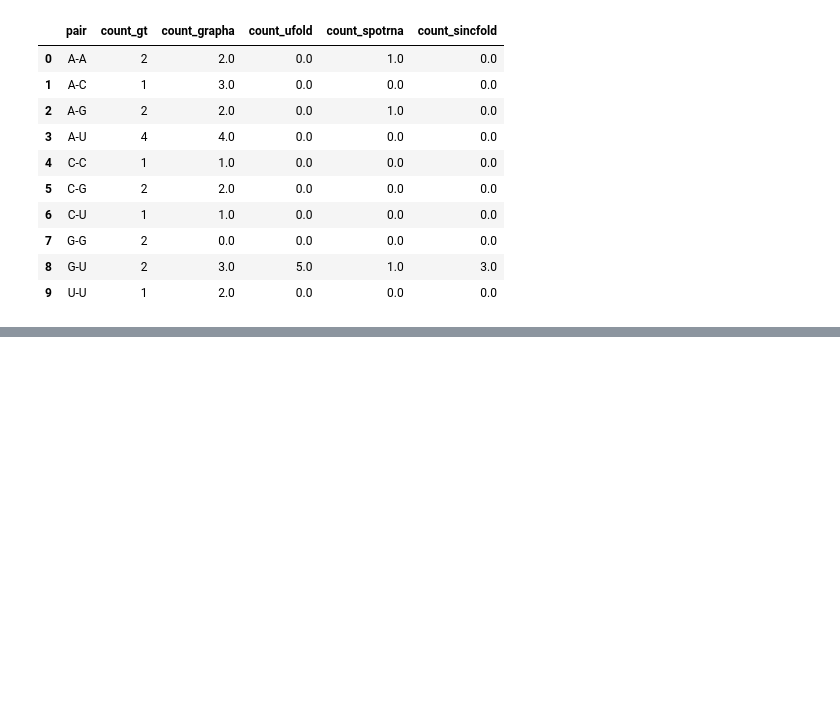
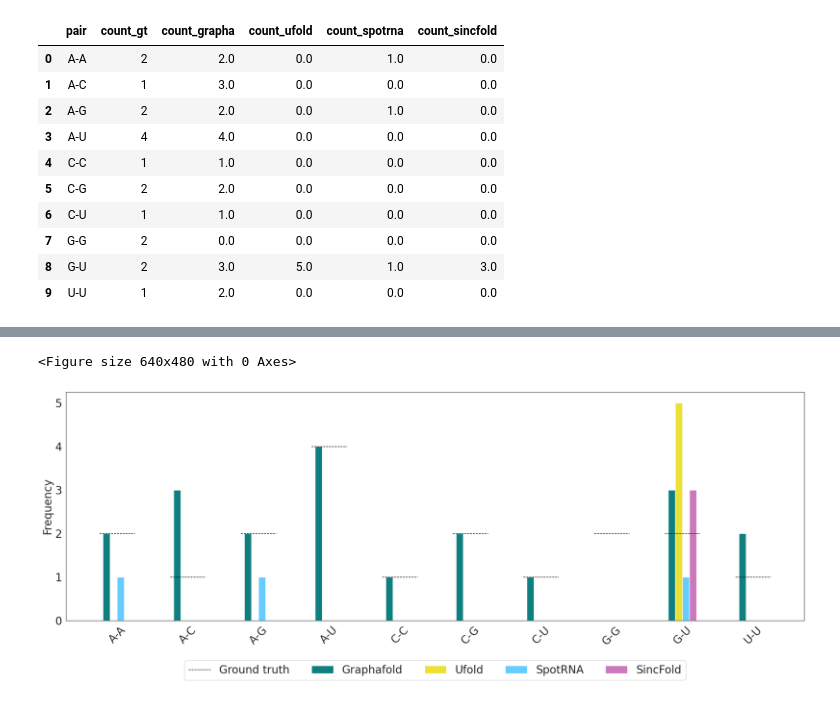
Before and after one commit to mjustynaPhD/graphafold-analysis, a Jupyter notebook: visualize_distributions.ipynb, the cells around one changed output, grey strips where cells are left out. Saved outputs shown, nothing was run; the diff lists cells and outputs as text; code cells hidden in the pictures; blank space fills up the shorter version.

```diff
--- a/visualize_distributions.ipynb
+++ b/visualize_distributions.ipynb
@@ -60,3 +75,42 @@ plt.show()
+# %%
+import matplotlib.pyplot as plt
+import seaborn as sns
+
+sns.set_style("white")
+colors = sns.color_palette("colorblind")
+plt.rcParams.update({'font.size': 20})
+plt.clf()
+
+x = range(len(df))
+plt.figure(figsize=(20, 8))
+width = 0.1
+
+# Plot prediction bars
+plt.bar([i + width for i in x], df['count_grapha'], width=width, label='Graphafold', color="#107F80")
+plt.bar([i + 2 * width for i in x], df['count_ufold'], width=width, label='Ufold', color=colors[-2])
+plt.bar([i + 3 * width for i in x], df['count_spotrna'], width=width, label='SpotRNA', color="#66CCFE")
+plt.bar([i + 4 * width for i in x], df['count_sincfold'], width=width, label='SincFold', color=colors[4])
+
+# Draw a horizontal line over each group for ground truth
+for i in x:
+    x_start = i       # start of first bar
+    x_end = i + 4 * width + width  # end of last bar + small gap
+    y = df['count_gt'][i]
+    plt.hlines(y, x_start, x_end, colors='black', linewidth=1, label='Ground truth' if i == 0 else "", linestyle='--')
+
+# Set x-ticks to center under bar groups
+center_x = [i + 2.5 * width for i in x]
+
+
+# Ticks, labels, and legend
+plt.xticks(center_x, df['pair'], rotation=45)
+plt.ylabel('Frequency')
+plt.legend(loc='upper center', bbox_to_anchor=(0.5, -0.15), ncol=5)
+plt.tight_layout()
+plt.show()
+# %% [output]
+<Figure size 640x480 with 0 Axes>
+[figure, added]
 # %%
 sns.set_style("white")
 colors = sns.color_palette("colorblind")
```
Also changed, not shown: parts of 18 cells of this notebook, 5 other files.
